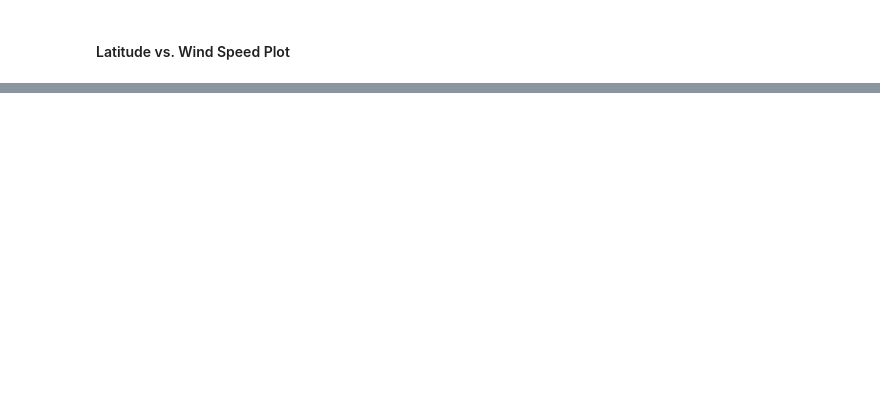
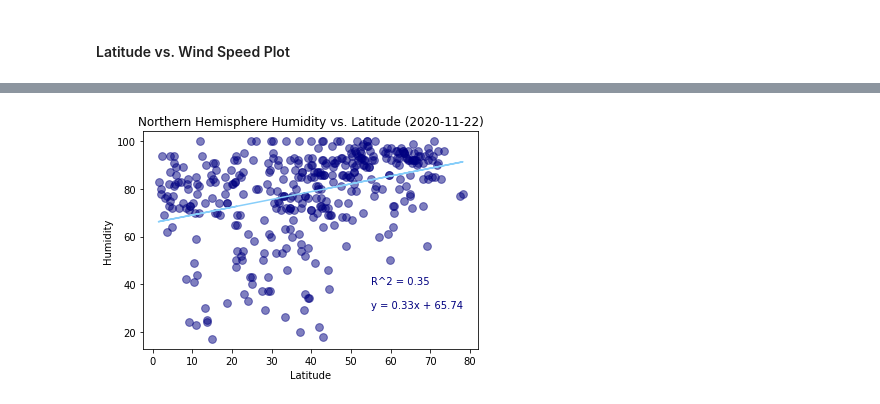
Before and after one commit to elubanska/WeatherPy, a Jupyter notebook: Instructions/starter_code/WeatherPy.ipynb, the cells around one changed output, grey strips where cells are left out. Cells and saved outputs as stored; diff of their text form; code cells hidden in the pictures; blank space fills up the shorter version.

```diff
--- a/Instructions/starter_code/WeatherPy.ipynb
+++ b/Instructions/starter_code/WeatherPy.ipynb
@@ -261,0 +297,19 @@ plt.show()
+# %%
+North_Hemisphere.plot(kind="scatter",x="Latitude",y="Humidity",s=60, c='navy', edgecolors="navy",alpha=0.5)
+title = "Northern Hemisphere Humidity vs. Latitude ("+str(current_date)+")"
+plt.title(title)
+
+correlation_coef = round(st.pearsonr(North_Hemisphere['Humidity'],North_Hemisphere['Latitude'])[0],2)
+corr_coef = "R^2 = " + str(round(correlation_coef,2))
+
+tw_slope, tw_int, tw_r, tw_p, tw_std_err = st.linregress(North_Hemisphere['Latitude'],North_Hemisphere['Humidity'])
+tw_fit = tw_slope * North_Hemisphere['Latitude'] + tw_int
+reg_eq = "y = " + str(round(tw_slope,2)) + "x + " +str(round(tw_int,2))
+plt.plot(North_Hemisphere['Latitude'],tw_fit,"lightskyblue")
+
+plt.annotate(corr_coef,(55,40), fontsize = 10, color="navy")
+plt.annotate(reg_eq,(55,30), fontsize = 10, color="navy")
+plt.savefig("NH_Humid_vs_Lat.png")
+plt.show()
+# %% [output]
+[figure, added]
```
Also changed, not shown: parts of 19 cells of this notebook, 15 other files.
